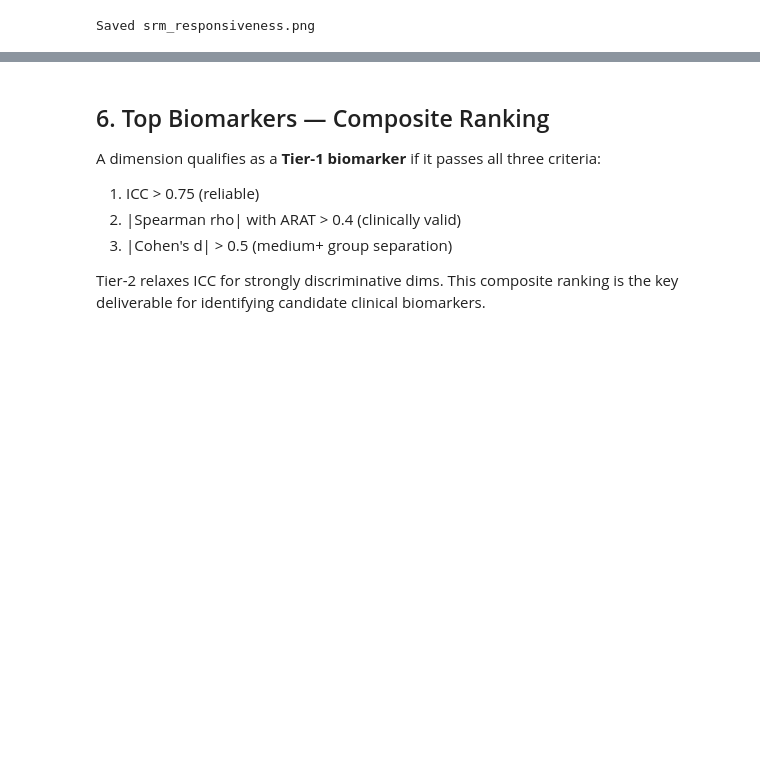
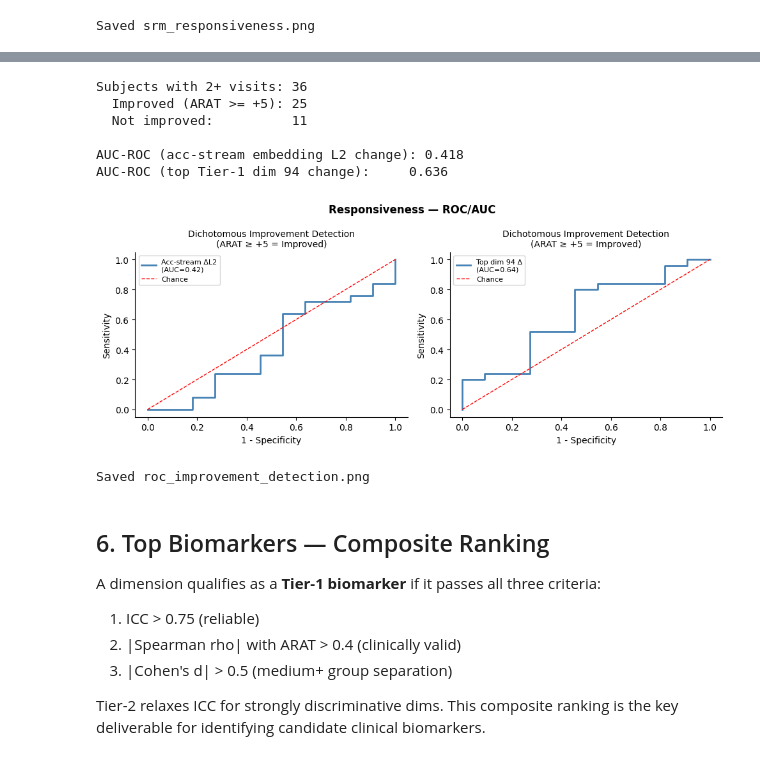
Before and after one commit to vpk-11/690r-project, a Jupyter notebook: member3_validation_final_UPDATED.ipynb, the cells around one changed output, grey strips where cells are left out. Saved outputs shown, nothing was run; the diff lists cells and outputs as text; code cells hidden in the pictures; blank space fills up the shorter version.

```diff
--- a/member3_validation_final.ipynb
+++ b/member3_validation_final_UPDATED.ipynb
@@ -687,7 +780,7 @@ if len(srm_pairs) >= 5:
     print('\nTop 10 most responsive dims:')
     for _, row in srm_df.sort_values('abs_SRM', ascending=False).head(10).iterrows():
         print(f"  dim {int(row['dim']):4d} ({row['stream']:9s}): SRM={row['SRM']:+.3f}")
-    srm_df.to_csv('member3_result/metrics/srm_responsiveness.csv', index=False)
+    srm_df.to_csv('results/metrics/srm_responsiveness.csv', index=False)
     print('\nSaved srm_responsiveness.csv')
 else:
     print(f'Only {len(srm_pairs)} pairs — skipping SRM (need >=5).')
@@ -736,3 +833,74 @@ Saved srm_responsiveness.png
+# %%
+from sklearn.metrics import roc_auc_score, roc_curve
+
+# Build improvement labels
+improvement_records = []
+for sid in np.unique(subjects[labels == 0]):
+    sid_mask = (subjects == sid) & (labels == 0)
+    w_sid    = weeks[sid_mask]
+    if len(np.unique(w_sid)) < 2:
+        continue
+    idx_all  = np.where(sid_mask)[0]
+    order    = np.argsort(w_sid)
+    first_i, last_i = idx_all[order[0]], idx_all[order[-1]]
+    arat_change     = float(arat[last_i] - arat[first_i])
+    # Acc-stream embedding change magnitude
+    emb_change_mag  = float(np.linalg.norm(X_adv[last_i, :128] - X_adv[first_i, :128]))
+    top_dim_change  = float(X_adv[last_i, top_dim_idx] - X_adv[first_i, top_dim_idx])
+    improvement_records.append({
+        'subject': int(sid), 'arat_change': arat_change,
+        'improved': int(arat_change >= 5),
+        'emb_change_mag': emb_change_mag, 'top_dim_change': top_dim_change
+    })
+
+imp_df = pd.DataFrame(improvement_records)
+print(f'Subjects with 2+ visits: {len(imp_df)}')
+print(f'  Improved (ARAT >= +5): {imp_df["improved"].sum()}')
+print(f'  Not improved:          {(imp_df["improved"]==0).sum()}')
+
+n_pos = imp_df['improved'].sum()
+n_neg = (imp_df['improved'] == 0).sum()
+
+if n_pos >= 3 and n_neg >= 3:
+    auc_mag = roc_auc_score(imp_df['improved'], imp_df['emb_change_mag'])
+    fpr_m, tpr_m, _ = roc_curve(imp_df['improved'], imp_df['emb_change_mag'])
+    auc_top = roc_auc_score(imp_df['improved'], imp_df['top_dim_change'])
+    fpr_t, tpr_t, _ = roc_curve(imp_df['improved'], imp_df['top_dim_change'])
+
+    print(f'\nAUC-ROC (acc-stream embedding L2 change): {auc_mag:.3f}')
+    print(f'AUC-ROC (top Tier-1 dim {top_dim_idx} change):     {auc_top:.3f}')
+
+    fig, axes = plt.subplots(1, 2, figsize=(10, 4))
+    for ax, fpr, tpr, auc_val, label in zip(
+        axes, [fpr_m, fpr_t], [tpr_m, tpr_t], [auc_mag, auc_top],
+        [f'Acc-stream \u0394L2\n(AUC={auc_mag:.2f})', f'Top dim {top_dim_idx} \u0394\n(AUC={auc_top:.2f})']
+    ):
+        ax.plot(fpr, tpr, color='steelblue', lw=2, label=label)
+        ax.plot([0,1],[0,1],'r--', lw=1, label='Chance')
+        ax.set_xlabel('1 - Specificity', fontsize=10)
+        ax.set_ylabel('Sensitivity', fontsize=10)
+        ax.set_title('Dichotomous Improvement Detection\n(ARAT \u2265 +5 = Improved)', fontsize=10)
+        ax.legend(fontsize=8)
+        ax.spines['top'].set_visible(False); ax.spines['right'].set_visible(False)
+    plt.suptitle('Responsiveness \u2014 ROC/AUC', fontsize=12, fontweight='bold')
+    plt.tight_layout()
+    plt.savefig('results/figures/roc_improvement_detection.png', dpi=150, bbox_inches='tight')
+    plt.show()
+    print('Saved roc_improvement_detection.png')
+    imp_df.to_csv('results/metrics/improvement_detection.csv', index=False)
+else:
+    print(f'Only {n_pos} improved subjects — class imbalance too extreme for ROC.')
+    print('Reporting distribution only. Consider lowering MCID threshold if clinically justified.')
+    imp_df.to_csv('results/metrics/improvement_detection.csv', index=False)
+# %% [output]
+Subjects with 2+ visits: 36
+  Improved (ARAT >= +5): 25
+  Not improved:          11
+
+AUC-ROC (acc-stream embedding L2 change): 0.418
+AUC-ROC (top Tier-1 dim 94 change):     0.636
+[figure, added]
+Saved roc_improvement_detection.png
 # %% [markdown]
 ## 6. Top Biomarkers — Composite Ranking
 
```
Also changed, not shown: parts of 23 cells of this notebook, 20 other files.
